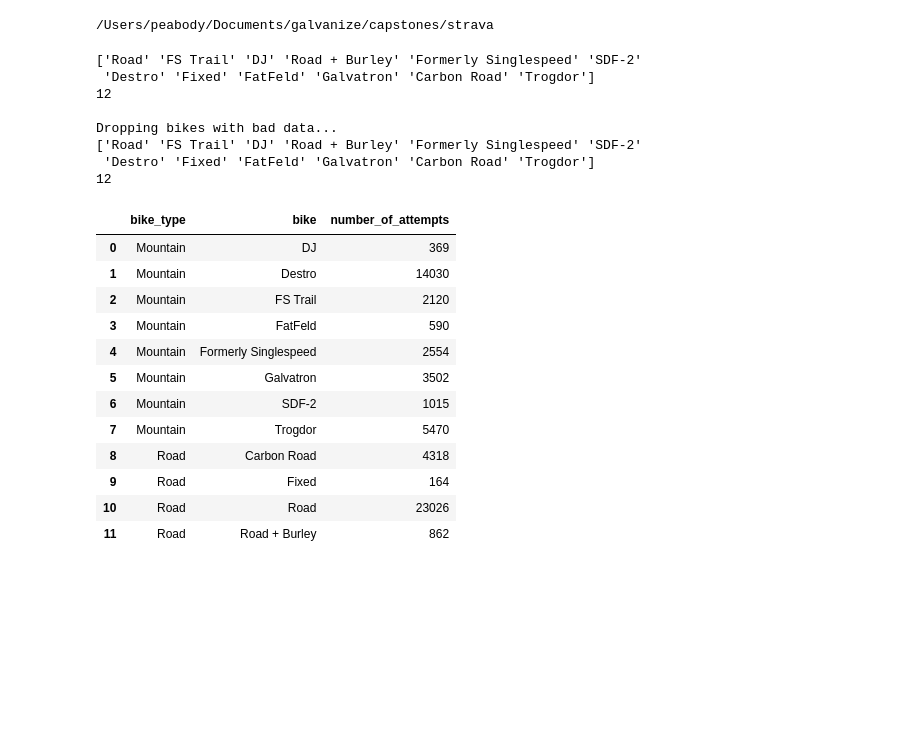
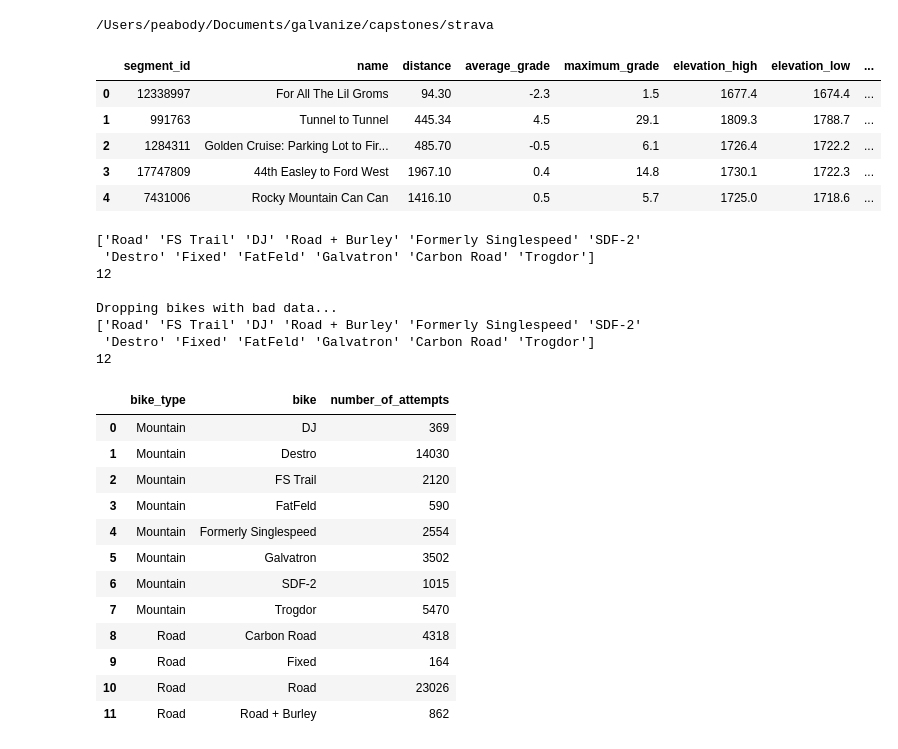
Before and after one commit to scottfeldmanpeabody/strava, a Jupyter notebook: notebooks/EDA.ipynb, the cells around one changed output. Drawn from its saved outputs; the diff is of its cells as text; code cells hidden in the pictures; blank space fills up the shorter version.

```diff
--- a/notebooks/EDA.ipynb
+++ b/notebooks/EDA.ipynb
@@ -24,6 +24,15 @@ ride_ids = pd.read_csv('data/Feldy_Bikes/ride_ids.csv')
 segments_df = pd.read_csv('data/Feldy_Bikes/segments_df.csv')
 efforts_df = pd.read_csv('data/Feldy_Bikes/efforts_df.csv')
 seg_details_df = pd.read_csv('data/seg_details_df.csv')
+# %%
+seg_details_df.head()
+# %% [output]
+|  | segment_id | name | distance | average_grade | maximum_grade | elevation_high | elevation_low | ... |
+| 0 | 12338997 | For All The Lil Groms | 94.30 | -2.3 | 1.5 | 1677.4 | 1674.4 | ... |
+| 1 | 991763 | Tunnel to Tunnel | 445.34 | 4.5 | 29.1 | 1809.3 | 1788.7 | ... |
+| 2 | 1284311 | Golden Cruise: Parking Lot to Fir... | 485.70 | -0.5 | 6.1 | 1726.4 | 1722.2 | ... |
+| 3 | 17747809 | 44th Easley to Ford West | 1967.10 | 0.4 | 14.8 | 1730.1 | 1722.3 | ... |
+| 4 | 7431006 | Rocky Mountain Can Can | 1416.10 | 0.5 | 5.7 | 1725.0 | 1718.6 | ... |
 # %%
 # kp = StravaAthlete(token = 'de05acb15a17c6dfa6008f7d6e122b328e57b228')
 
```
Also changed, not shown: 8 other files.
